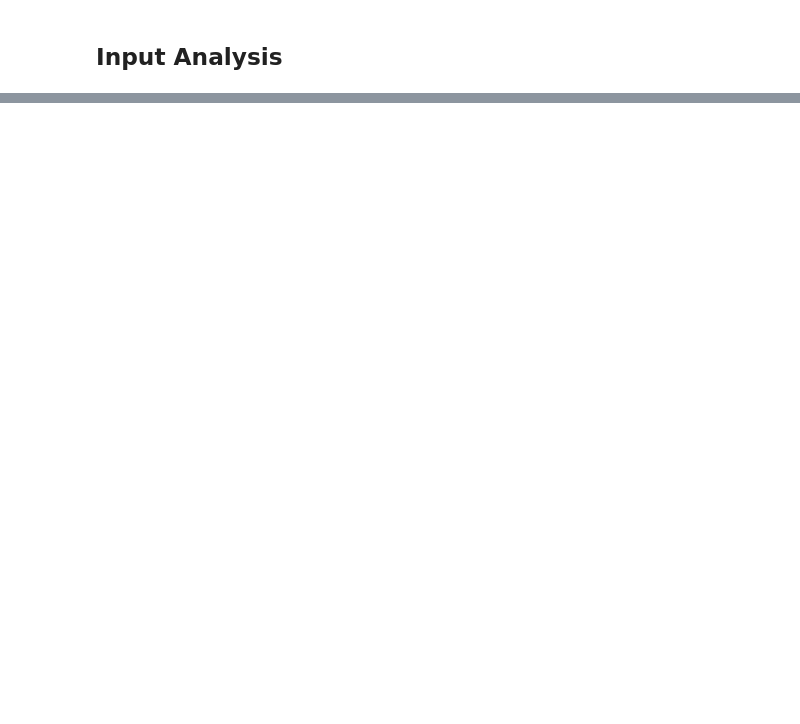
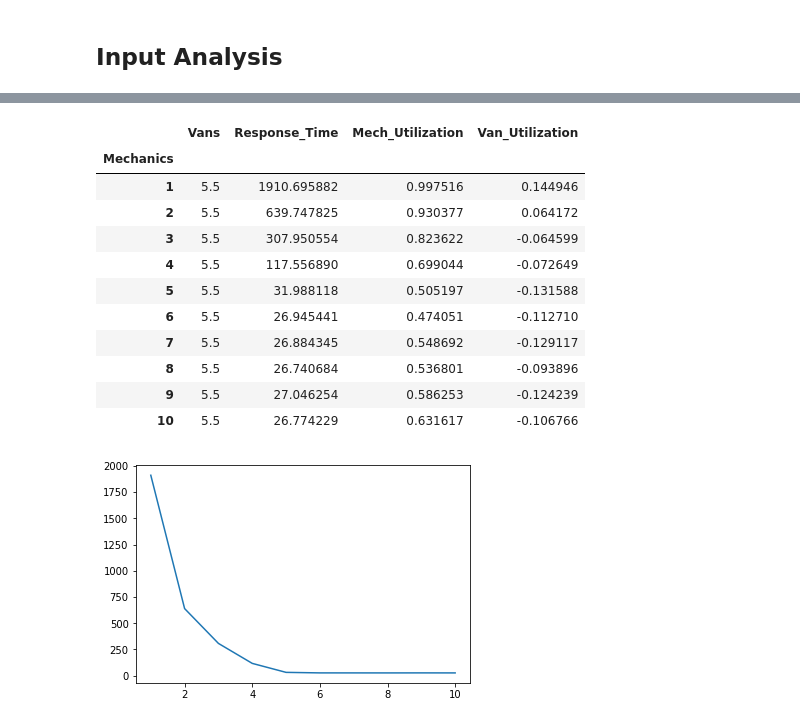
Before and after one commit to jhmontijo/ORIE4580, a Jupyter notebook: Simulation.ipynb, the cells around one changed output, grey strips where cells are left out. Saved outputs shown, nothing was run; the diff lists cells and outputs as text; code cells hidden in the pictures; blank space fills up the shorter version.

```diff
--- a/Simulation.ipynb
+++ b/Simulation.ipynb
@@ -62,7 +67,7 @@ class Request:
         self.loc = np.random.choice(BusinessCenters,1,p=probabilities)[0]
         self.status = "Waiting"
         self.initialized_time = initialized_time + dt.timedelta(minutes=
-                int(np.random.poisson((rates[rates.index == initialized_time.hour]['fitted rate'] * 60), 1)[0]))
+                int(np.random.poisson((1 / rates[rates.index == initialized_time.hour]['fitted rate'] * 60), 1)[0]))
         self.times = [self.initialized_time]
         self.assigned_mechanic = None
         self.assigned_van = None
@@ -70,6 +75,7 @@ class Request:
     def add_travel_time_mech(self, now) :
         """Time to travel from assigned mechanic's location to request's location"""
         self.times.append(now + dt.timedelta(minutes=Distances[self.loc][self.assigned_mechanic.loc]))
+        #print(self.initialized_time,"/", dt.timedelta(minutes=Distances[self.loc][self.assigned_mechanic.loc]), "/", (now + dt.timedelta(minutes=Distances[self.loc][self.assigned_mechanic.loc])))
 
     def gen_diagnose_time(self,now):
         """Generate Time for Mechanic to diagnose the problem...distribution dependent on BC"""
@@ -102,7 +108,7 @@ class Van:
         self.busy = False
         self.id = id
         self.free_time = time
-        self.total_wait = dt.timedelta(minutes=0)
+        self.total_wait = 0
         self.utilization = None
 
     def update_free_time(self, now):
@@ -111,7 +117,7 @@ class Van:
                                             minutes= np.random.triangular(10,15,25))
 
     def utilization_calc(self, total_time):
-        self.utilization = (self.total_wait.total_seconds() / total_time.total_seconds())
+        self.utilization = (self.total_wait / total_time.total_seconds())
 
 class Mechanic:
     def __init__(self, id, time):
@@ -120,11 +126,11 @@ class Mechanic:
         self.busy = False
         self.id = id
         self.free_time = time
-        self.total_wait = dt.timedelta(minutes=0)
+        self.total_wait = 0
         self.utilization = None
 
     def utilization_calc(self, total_time):
-        self.utilization = (self.total_wait.total_seconds() / total_time.total_seconds())
+        self.utilization = 1 - (self.total_wait / total_time.total_seconds())
 # %%
 def get_worker(workers, loc, time):
     """
@@ -137,11 +143,11 @@ def get_worker(workers, loc, time):
     delay = None
     for worker in workers:
         if(worker.free_time < time): a.append(worker)    #Get all free workers
-    if(a):                                               #If there is a free worker
+    if(len(a) > 0):                                               #If there is a free worker
         for worker in a:
             new_d = Distances[loc][worker.loc]
             if(new_d < d): w, d = worker, new_d          # Find the closest
-        worker.total_wait += (time - worker.free_time)   # Add to total wait for utilization stats
+        w.total_wait += (time - w.free_time).total_seconds()   # Add to total wait for utilization stats
     else:
         for worker in workers:
             if(worker.free_time <= w.free_time):          # Else get the next free
@@ -174,7 +180,8 @@ def simulate(max_m, max_v, n_reqs):
             for req in sim_list:
                 time = req.initialized_time
                 req.assigned_mechanic, delay = get_worker(mechanics, req.loc, time)
-                if delay is not None: time = delay
+                if delay is not None:
+                    time = delay
                 req.add_travel_time_mech(time)
                 req.assigned_mechanic.loc = req.loc
                 time = req.times[-1]
@@ -200,10 +207,10 @@ def simulate(max_m, max_v, n_reqs):
             df = pd.DataFrame([y.times for y in sim_list])
             df['n_vans'] = n_van
             df['n_mechanics'] = n_mech
-            df['Response'] = df[1]-df[0]
+            df['Response'] = df[2]-df[0]
             df['Status'] = pd.DataFrame([y.status for y in sim_list])
             df_replace = df[df['Status'] == 'Replace']
-            df_replace['Replace'] = df_replace[3] - df_replace[0]
+            df_replace['Replace'] = df_replace[4] - df_replace[0]
 
             # Calculate Worker Utilization
             total_time = time - sim_list[0].initialized_time
@@ -223,9 +230,12 @@ def simulate(max_m, max_v, n_reqs):
 
             n_van += 1 # Inceremnt Vans
 
-        n_mech += 1 # Increment Mechancis
+        n_mech += 1 # Increment Mechanics
 
     response = pd.DataFrame(response_times,
                             columns=['Mechanics', 'Vans', 'Response_Time', 'Mech_Utilization', 'Van_Utilization'])
     replace = pd.DataFrame(replace_times, columns=['Mechanics', 'Vans', 'Replace_Time'])
     return response, replace
+# %%
+response, replace = simulate(10,10, 100)
+response['Response_Time'].idxmin()
@@ -231,0 +268,18 @@ def simulate(max_m, max_v, n_reqs):
+# %%
+groups = response.groupby('Mechanics').mean()
+plt.plot(groups.index, groups['Response_Time'])
+groups
+# %% [output]
+|  | Vans | Response_Time | Mech_Utilization | Van_Utilization |
+| Mechanics |  |  |  |  |
+| 1 | 5.5 | 1910.695882 | 0.997516 | 0.144946 |
+| 2 | 5.5 | 639.747825 | 0.930377 | 0.064172 |
+| 3 | 5.5 | 307.950554 | 0.823622 | -0.064599 |
+| 4 | 5.5 | 117.556890 | 0.699044 | -0.072649 |
+| 5 | 5.5 | 31.988118 | 0.505197 | -0.131588 |
+| 6 | 5.5 | 26.945441 | 0.474051 | -0.112710 |
+| 7 | 5.5 | 26.884345 | 0.548692 | -0.129117 |
+| 8 | 5.5 | 26.740684 | 0.536801 | -0.093896 |
+| 9 | 5.5 | 27.046254 | 0.586253 | -0.124239 |
+| 10 | 5.5 | 26.774229 | 0.631617 | -0.106766 |
+[figure, added]
```
Also changed, not shown: parts of 10 cells of this notebook.
